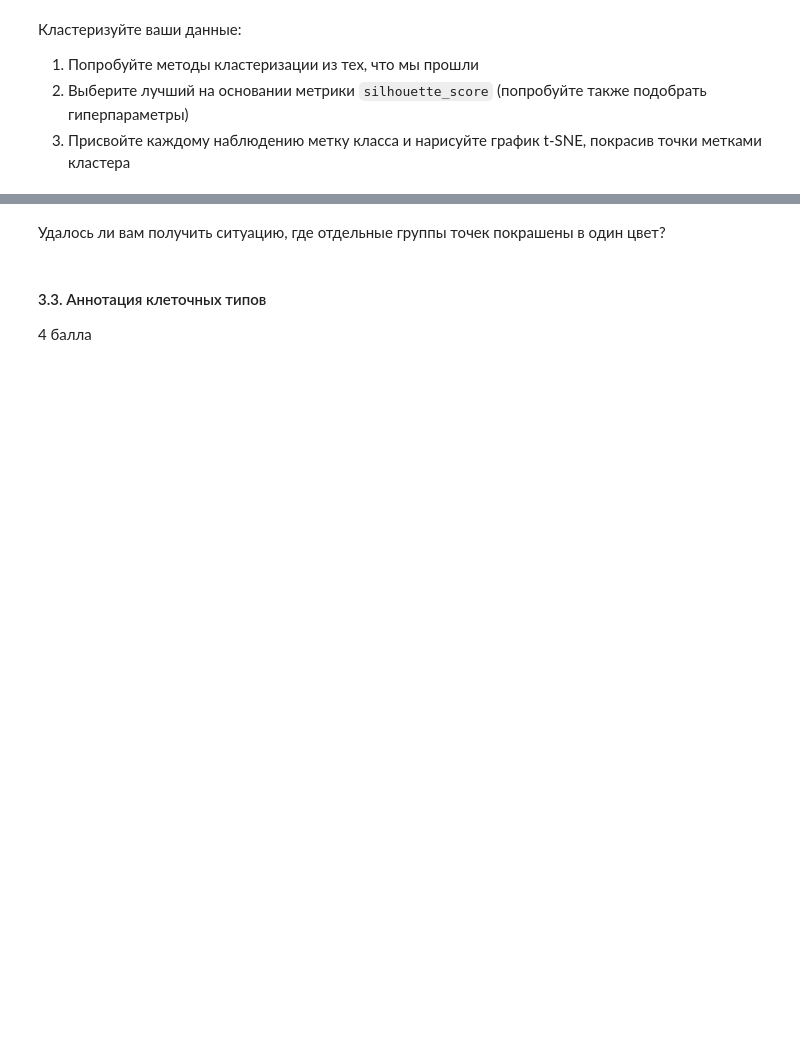
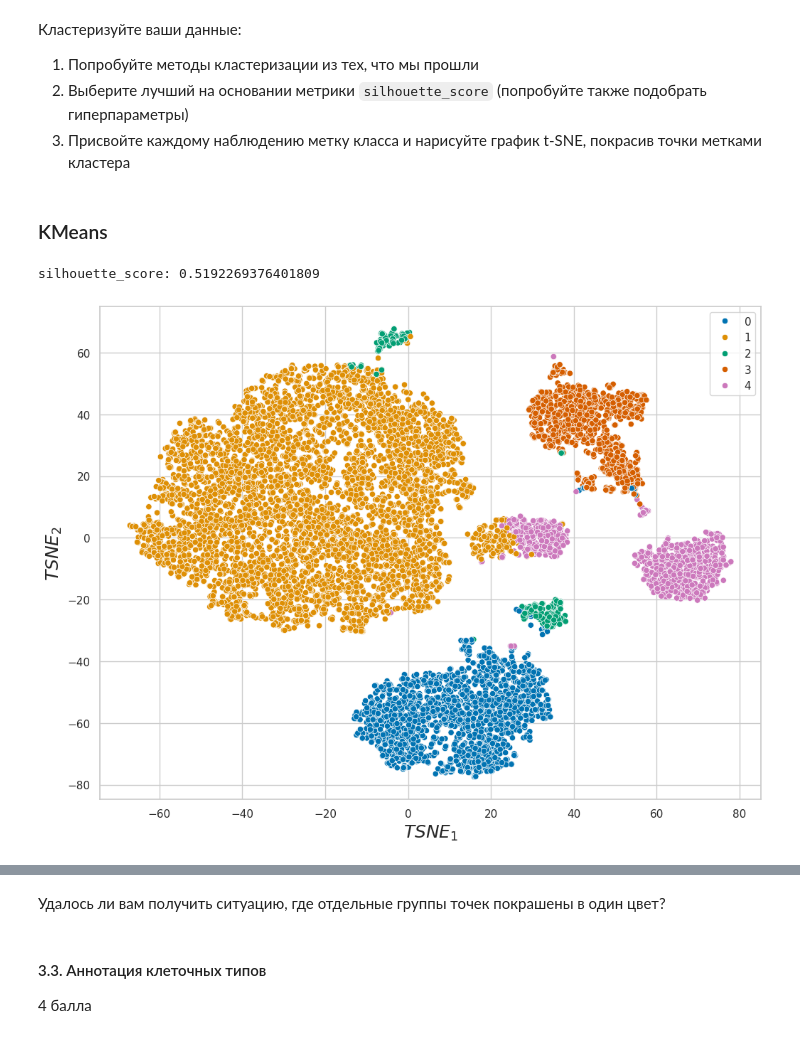
Before and after one commit to ArtemVaska/BI-ML-2024, a Jupyter notebook: lecture_3_unsupervised_learning/homework/code/Cluster_tSNE.ipynb, the cells around one changed output, grey strips where cells are left out. Saved outputs shown, nothing was run; the diff lists cells and outputs as text; code cells hidden in the pictures; blank space fills up the shorter version.

```diff
--- a/lecture_3_unsupervised_learning/homework/code/Cluster_tSNE.ipynb
+++ b/lecture_3_unsupervised_learning/homework/code/Cluster_tSNE.ipynb
@@ -419,6 +422,9 @@ clean_fc_data.shape
 (9998, 9)
 # %% [markdown]
 > Если еще раз прогнать EDA, то увидим, что у нас стало на 2 наблюдения меньше, т.е. они портили всю картину
+# %%
+scaler = StandardScaler()
+scale_clean_fc_data = scaler.fit_transform(clean_fc_data)
 # %% [markdown]
 #### 3.2. Кластеризация
 
@@ -455,9 +461,9 @@ def plot_tsne(data, n_iter=1000,
 
     # Запустим t-SNE, он выдаст нам для каждого объекта по 2 числа,
     # которые мы сможем нарисовать
-    tnse = TSNE(n_components=2, init=pca_embedding[:, :2], n_jobs=-1,
+    tsne = TSNE(n_components=2, init=pca_embedding[:, :2], n_jobs=-1,
                 n_iter=n_iter, perplexity=perplexity)
-    tsne_embedding = tnse.fit_transform(pca_embedding)
+    tsne_embedding = tsne.fit_transform(pca_embedding)
 
     sns.scatterplot(x=tsne_embedding[:, 0],
                     y=tsne_embedding[:, 1],
@@ -477,3 +485,17 @@ tsne_res = plot_tsne(fc_data)
 1. Попробуйте методы кластеризации из тех, что мы прошли
 2. Выберите лучший на основании метрики `silhouette_score` (попробуйте также подобрать гиперпараметры)
 3. Присвойте каждому наблюдению метку класса и нарисуйте график t-SNE, покрасив точки метками кластера
+# %% [markdown]
+### KMeans
+# %%
+kmeans_model_1 = KMeans(n_clusters=5)
+kmeans_model_1.fit(scale_clean_fc_data)
+y_pred = kmeans_model_1.predict(scale_clean_fc_data)
+silhouette = silhouette_score(scale_clean_fc_data, y_pred)
+print(f"silhouette_score: {silhouette}")
+# %% [output]
+silhouette_score: 0.5192269376401809
+# %%
+tsne_res_kmeans = plot_tsne(scale_clean_fc_data, color=y_pred)
+# %% [output]
+[figure, added]
```
Also changed, not shown: parts of 19 cells of this notebook.
